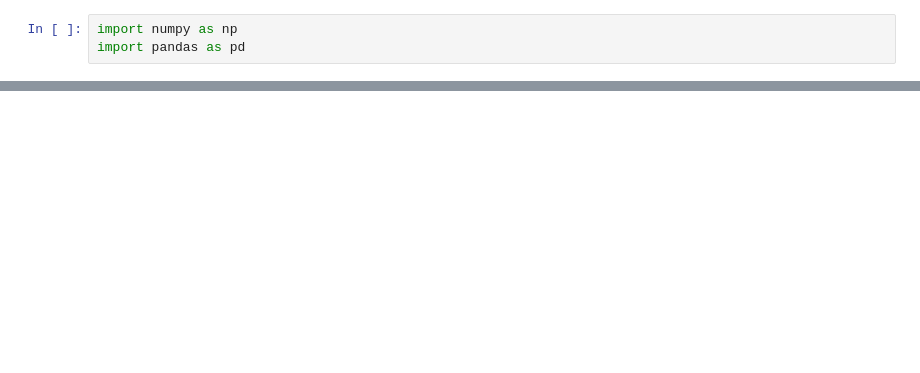
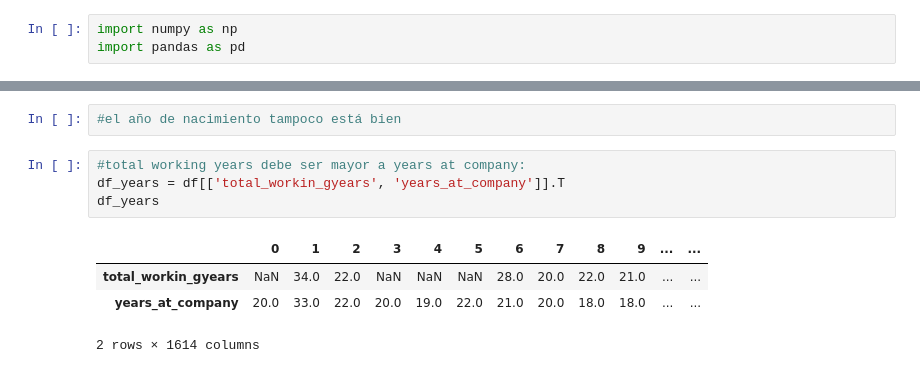
Before and after one commit to icorreald/proyecto-da-promo-G-modulo-3-team-3, a Jupyter notebook: notebooks-trabajo/ines.ipynb, the cells around one changed output, grey strips where cells are left out. Cells and saved outputs as stored; diff of their text form; blank space fills up the shorter version.

```diff
--- a/notebooks-trabajo/ines.ipynb
+++ b/notebooks-trabajo/ines.ipynb
@@ -83,0 +137,11 @@ df.columns = col
+# %%
+#el año de nacimiento tampoco está bien
+# %%
+#total working years debe ser mayor a years at company:
+df_years = df[['total_workin_gyears', 'years_at_company']].T
+df_years
+# %% [output]
+|  | 0 | 1 | 2 | 3 | 4 | 5 | 6 | 7 | 8 | 9 | ... | ... |
+| total_workin_gyears | NaN | 34.0 | 22.0 | NaN | NaN | NaN | 28.0 | 20.0 | 22.0 | 21.0 | ... | ... |
+| years_at_company | 20.0 | 33.0 | 22.0 | 20.0 | 19.0 | 22.0 | 21.0 | 20.0 | 18.0 | 18.0 | ... | ... |
+2 rows × 1614 columns
```
Also changed, not shown: parts of 27 cells of this notebook, 1 other file.
